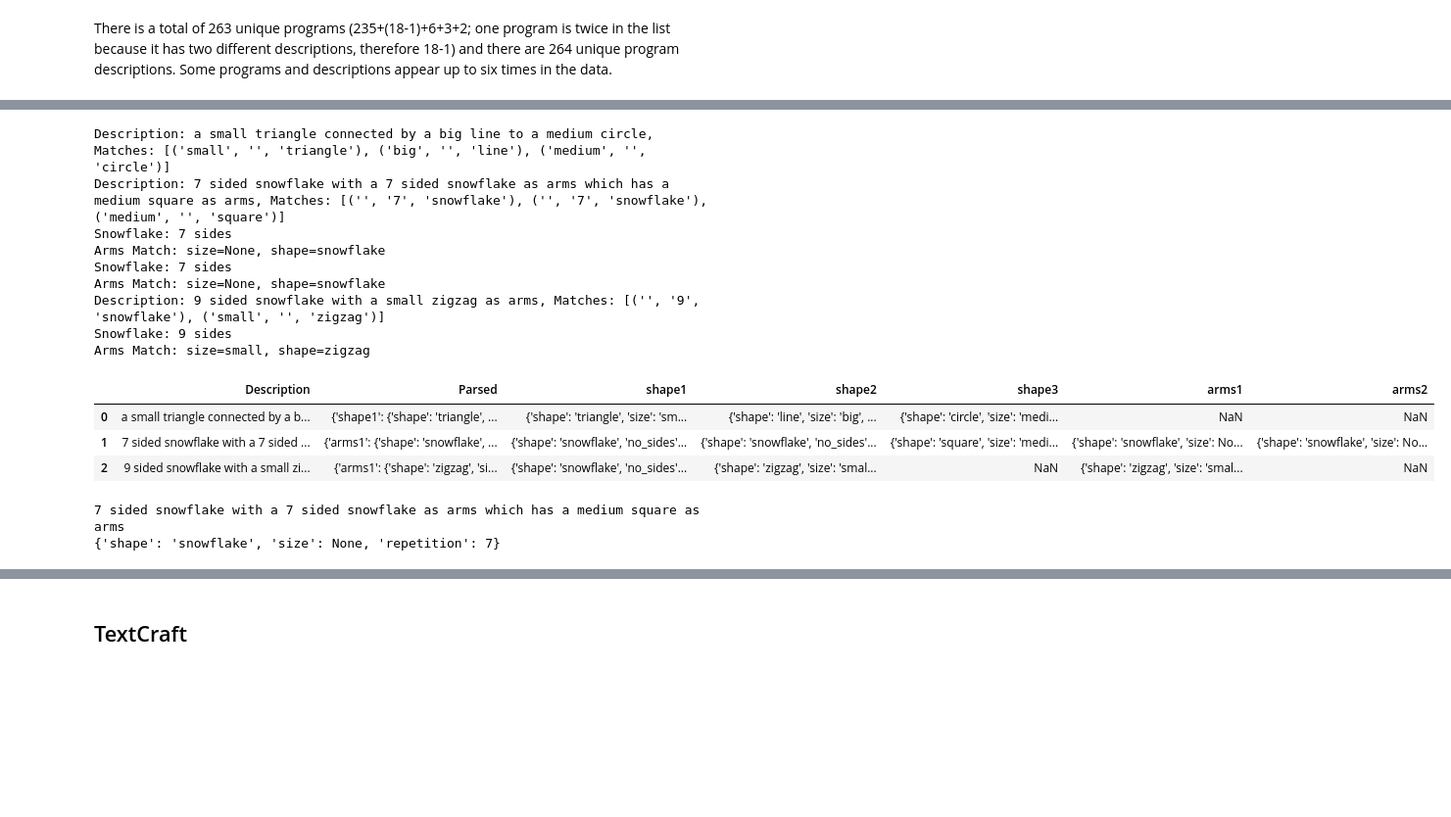
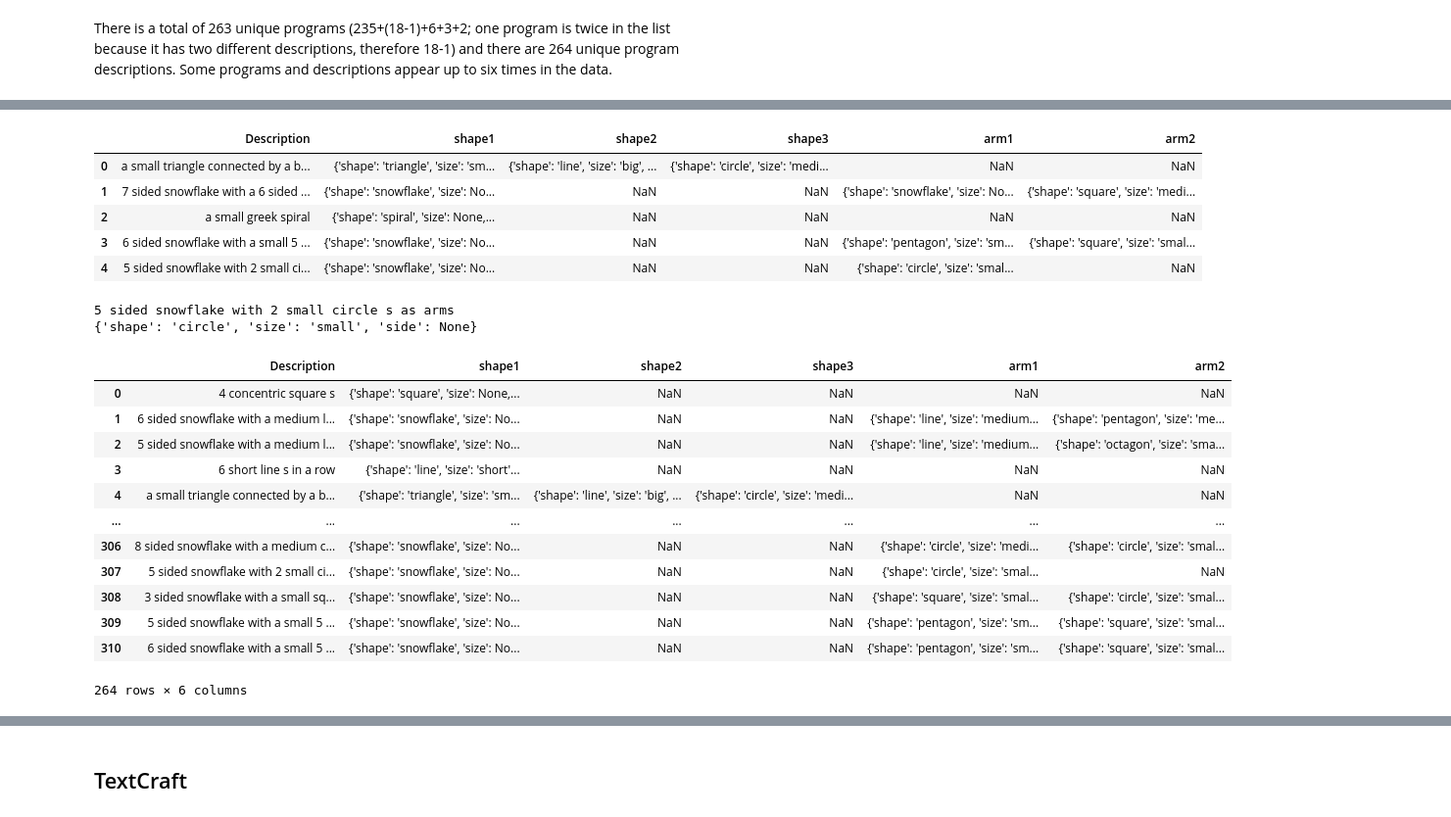
Before and after one commit to ruthchy/llm-generalization-program-synthesis, a Jupyter notebook: programs_DSL.ipynb, the cells around one changed output, grey strips where cells are left out. Shown at 98% size. Drawn from its saved outputs; the diff is of its cells as text; code cells hidden in the pictures; blank space fills up the shorter version.

Commit message:
updated shape investigation

```diff
--- a/programs_DSL.ipynb
+++ b/programs_DSL.ipynb
@@ -494,33 +498,57 @@ def parse_description(description):
 # %%
+#Test usage
 example_df = pd.DataFrame({
     "Description": [
         "a small triangle connected by a big line to a medium circle",
-        "7 sided snowflake with a 7 sided snowflake as arms which has a medium square as arms",
-        "9 sided snowflake with a small zigzag as arms"
+        "7 sided snowflake with a 6 sided snowflake as arms which has a medium square as arms",
+        "a small greek spiral",
+        "6 sided snowflake with a small 5 gon and a small square as arms",
+        "5 sided snowflake with 2 small circle s as arms"
     ]
 })
 # Apply the parsing function
-example_df["Parsed"] = example_df["Description"].apply(parse_description)
+example_df["Parsed"]=example_df["Description"].apply(parse_description)
 parsed_df = example_df["Parsed"].apply(pd.Series)
+
+# Sort columns first all columns which start with shape then with arm and drop parsed
+sorted_columns = sorted([col for col in parsed_df.columns if col.startswith('shape')]) + sorted([col for col in parsed_df.columns if col.startswith('arm')])
 result_df = pd.concat([example_df, parsed_df], axis=1)
+result_df = result_df[['Description'] + sorted_columns]
 display(result_df)
 # %% [output]
-Description: a small triangle connected by a big line to a medium circle, Matches: [('small', '', 'triangle'), ('big', '', 'line'), ('medium', '', 'circle')]
-Description: 7 sided snowflake with a 7 sided snowflake as arms which has a medium square as arms, Matches: [('', '7', 'snowflake'), ('', '7', 'snowflake'), ('medium', '', 'square')]
-Snowflake: 7 sides
-Arms Match: size=None, shape=snowflake
-Snowflake: 7 sides
-Arms Match: size=None, shape=snowflake
-Description: 9 sided snowflake with a small zigzag as arms, Matches: [('', '9', 'snowflake'), ('small', '', 'zigzag')]
-Snowflake: 9 sides
-Arms Match: size=small, shape=zigzag
-|  | Description | Parsed | shape1 | shape2 | shape3 | arms1 | arms2 |
-| 0 | a small triangle connected by a b... | {'shape1': {'shape': 'triangle', ... | {'shape': 'triangle', 'size': 'sm... | {'shape': 'line', 'size': 'big', ... | {'shape': 'circle', 'size': 'medi... | NaN | NaN |
-| 1 | 7 sided snowflake with a 7 sided ... | {'arms1': {'shape': 'snowflake', ... | {'shape': 'snowflake', 'no_sides'... | {'shape': 'snowflake', 'no_sides'... | {'shape': 'square', 'size': 'medi... | {'shape': 'snowflake', 'size': No... | {'shape': 'snowflake', 'size': No... |
-| 2 | 9 sided snowflake with a small zi... | {'arms1': {'shape': 'zigzag', 'si... | {'shape': 'snowflake', 'no_sides'... | {'shape': 'zigzag', 'size': 'smal... | NaN | {'shape': 'zigzag', 'size': 'smal... | NaN |
+|  | Description | shape1 | shape2 | shape3 | arm1 | arm2 |
+| 0 | a small triangle connected by a b... | {'shape': 'triangle', 'size': 'sm... | {'shape': 'line', 'size': 'big', ... | {'shape': 'circle', 'size': 'medi... | NaN | NaN |
+| 1 | 7 sided snowflake with a 6 sided ... | {'shape': 'snowflake', 'size': No... | NaN | NaN | {'shape': 'snowflake', 'size': No... | {'shape': 'square', 'size': 'medi... |
+| 2 | a small greek spiral | {'shape': 'spiral', 'size': None,... | NaN | NaN | NaN | NaN |
+| 3 | 6 sided snowflake with a small 5 ... | {'shape': 'snowflake', 'size': No... | NaN | NaN | {'shape': 'pentagon', 'size': 'sm... | {'shape': 'square', 'size': 'smal... |
+| 4 | 5 sided snowflake with 2 small ci... | {'shape': 'snowflake', 'size': No... | NaN | NaN | {'shape': 'circle', 'size': 'smal... | NaN |
 # %%
-print(result_df.iloc[1]['Description'])
-print(result_df.iloc[1]['arms1'])
+print(result_df.iloc[4]['Description'])
+print(result_df.iloc[4]['arm1'])
 # %% [output]
-7 sided snowflake with a 7 sided snowflake as arms which has a medium square as arms
-{'shape': 'snowflake', 'size': None, 'repetition': 7}
+5 sided snowflake with 2 small circle s as arms
+{'shape': 'circle', 'size': 'small', 'side': None}
+# %%
+# Apply the parsing function
+df_all["Parsed"]=df_all["Description"].apply(parse_description)
+parsed_df = df_all["Parsed"].apply(pd.Series)
+
+# Sort columns first all columns which start with shape then with arm and drop parsed
+sorted_columns = sorted([col for col in parsed_df.columns if col.startswith('shape')]) + sorted([col for col in parsed_df.columns if col.startswith('arm')])
+result_df = pd.concat([df_all, parsed_df], axis=1)
+result_df = result_df[['Description'] + sorted_columns]
+display(result_df)
+# %% [output]
+|  | Description | shape1 | shape2 | shape3 | arm1 | arm2 |
+| 0 | 4 concentric square s | {'shape': 'square', 'size': None,... | NaN | NaN | NaN | NaN |
+| 1 | 6 sided snowflake with a medium l... | {'shape': 'snowflake', 'size': No... | NaN | NaN | {'shape': 'line', 'size': 'medium... | {'shape': 'pentagon', 'size': 'me... |
+| 2 | 5 sided snowflake with a medium l... | {'shape': 'snowflake', 'size': No... | NaN | NaN | {'shape': 'line', 'size': 'medium... | {'shape': 'octagon', 'size': 'sma... |
+| 3 | 6 short line s in a row | {'shape': 'line', 'size': 'short'... | NaN | NaN | NaN | NaN |
+| 4 | a small triangle connected by a b... | {'shape': 'triangle', 'size': 'sm... | {'shape': 'line', 'size': 'big', ... | {'shape': 'circle', 'size': 'medi... | NaN | NaN |
+| ... | ... | ... | ... | ... | ... | ... |
+| 306 | 8 sided snowflake with a medium c... | {'shape': 'snowflake', 'size': No... | NaN | NaN | {'shape': 'circle', 'size': 'medi... | {'shape': 'circle', 'size': 'smal... |
+| 307 | 5 sided snowflake with 2 small ci... | {'shape': 'snowflake', 'size': No... | NaN | NaN | {'shape': 'circle', 'size': 'smal... | NaN |
+| 308 | 3 sided snowflake with a small sq... | {'shape': 'snowflake', 'size': No... | NaN | NaN | {'shape': 'square', 'size': 'smal... | {'shape': 'circle', 'size': 'smal... |
+| 309 | 5 sided snowflake with a small 5 ... | {'shape': 'snowflake', 'size': No... | NaN | NaN | {'shape': 'pentagon', 'size': 'sm... | {'shape': 'square', 'size': 'smal... |
+| 310 | 6 sided snowflake with a small 5 ... | {'shape': 'snowflake', 'size': No... | NaN | NaN | {'shape': 'pentagon', 'size': 'sm... | {'shape': 'square', 'size': 'smal... |
+264 rows × 6 columns
```
Also changed, not shown: parts of 6 cells of this notebook.
